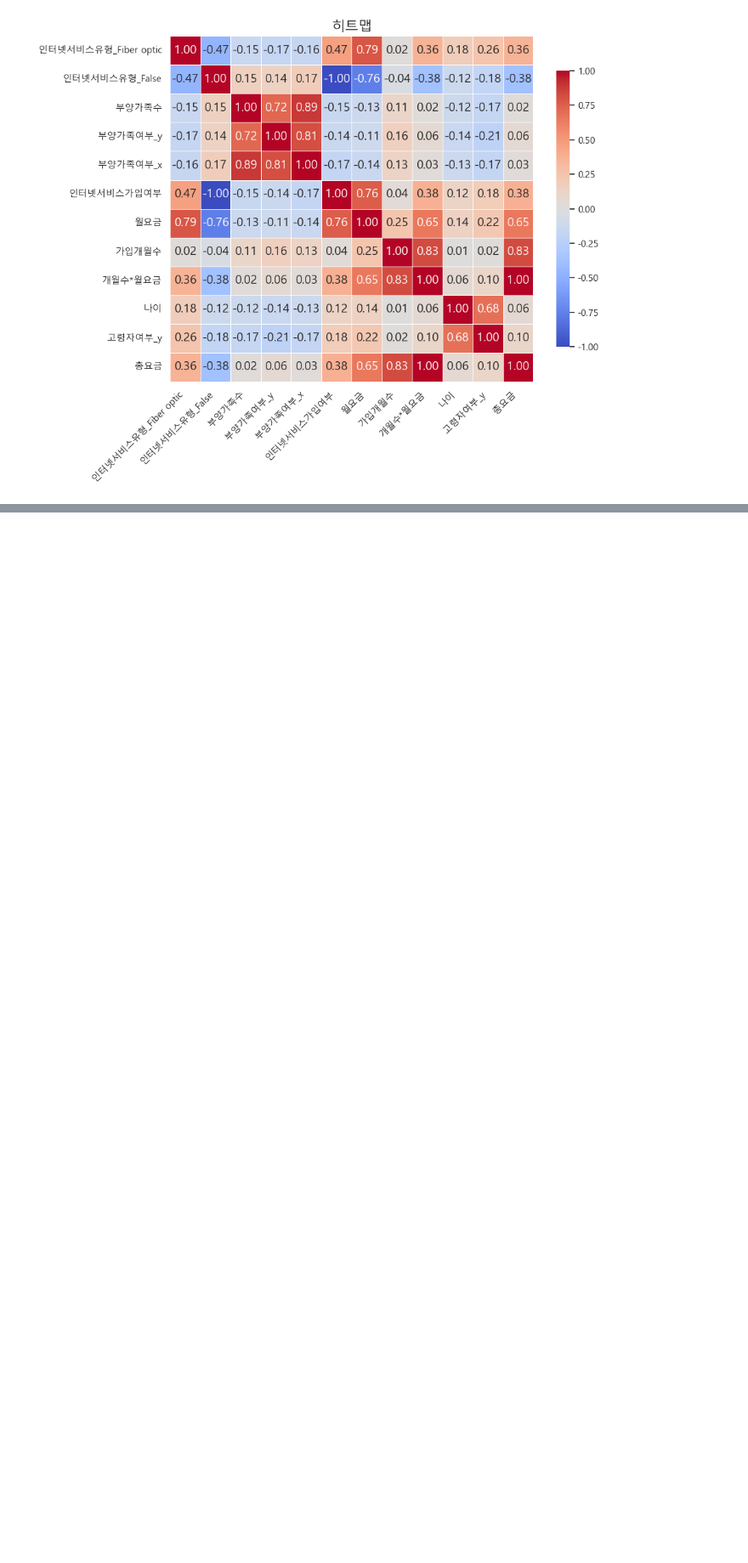
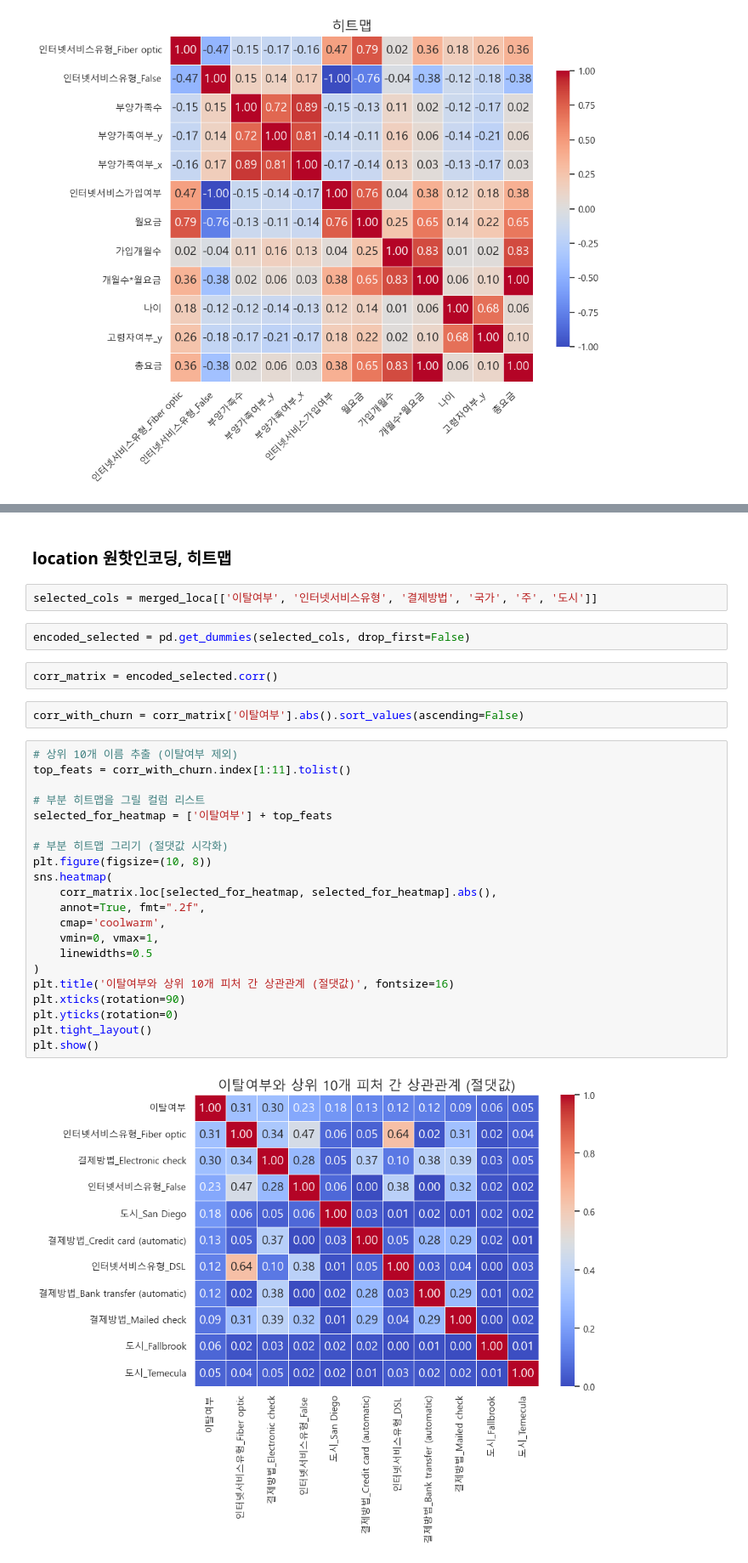
Before and after one commit to Blche/midproject_8, a Jupyter notebook: members/김민재/결제방식, 인터넷서비스유형(demo,loca).ipynb, the cells around one changed output, grey strips where cells are left out. Shown at 85% size. Saved outputs shown, nothing was run; the diff lists cells and outputs as text; blank space fills up the shorter version.

```diff
--- a/members/김민재/demo,loca.ipynb
+++ b/members/김민재/결제방식, 인터넷서비스유형(demo,loca).ipynb
@@ -113,0 +114,33 @@ plt.show()
+# %% [markdown]
+### location 원핫인코딩, 히트맵
+# %%
+selected_cols = merged_loca[['이탈여부', '인터넷서비스유형', '결제방법', '국가', '주', '도시']]
+# %%
+encoded_selected = pd.get_dummies(selected_cols, drop_first=False)
+# %%
+corr_matrix = encoded_selected.corr()
+# %%
+corr_with_churn = corr_matrix['이탈여부'].abs().sort_values(ascending=False)
+# %%
+# 상위 10개 이름 추출 (이탈여부 제외)
+top_feats = corr_with_churn.index[1:11].tolist()
+
+# 부분 히트맵을 그릴 컬럼 리스트
+selected_for_heatmap = ['이탈여부'] + top_feats
+
+# 부분 히트맵 그리기 (절댓값 시각화)
+plt.figure(figsize=(10, 8))
+sns.heatmap(
+    corr_matrix.loc[selected_for_heatmap, selected_for_heatmap].abs(),
+    annot=True, fmt=".2f",
+    cmap='coolwarm',
+    vmin=0, vmax=1,
+    linewidths=0.5
+)
+plt.title('이탈여부와 상위 10개 피처 간 상관관계 (절댓값)', fontsize=16)
+plt.xticks(rotation=90)
+plt.yticks(rotation=0)
+plt.tight_layout()
+plt.show()
+# %% [output]
+[figure, added]
```
Also changed, not shown: parts of 4 cells of this notebook, 1 other file.
